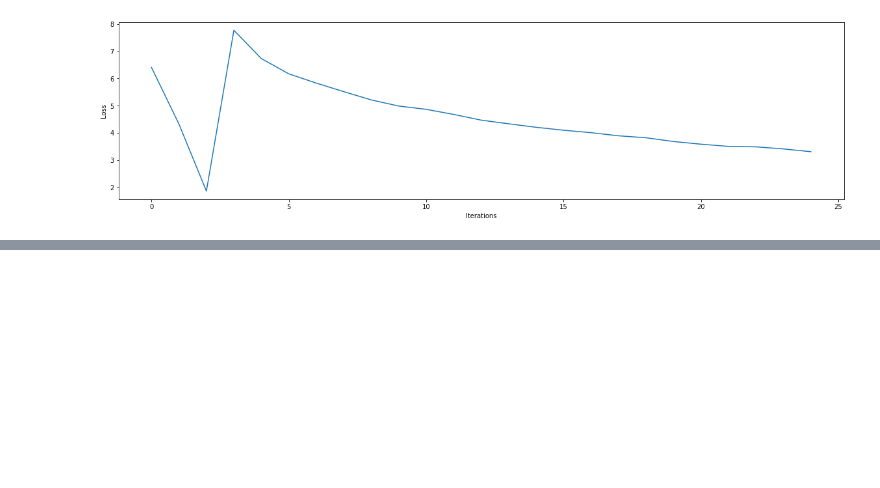
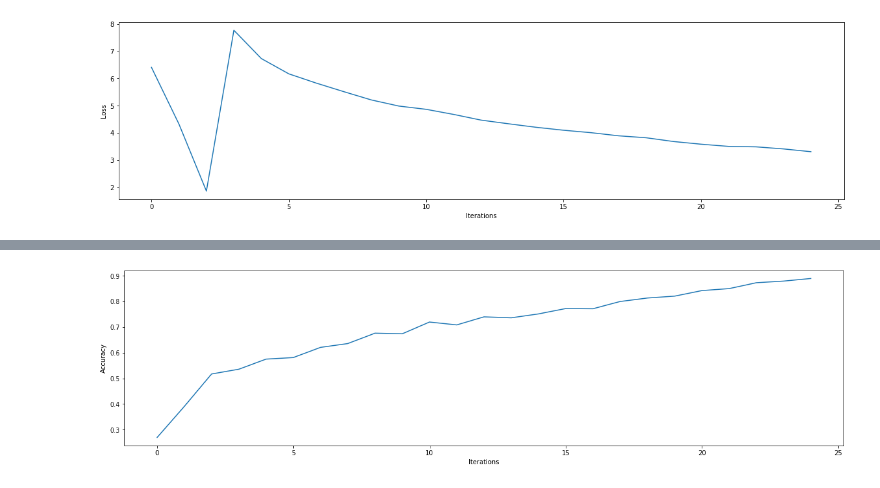
Before and after one commit to rmajumder/266finalproject, a Jupyter notebook: transcap-qb-2/format_results.ipynb, the cells around one changed output, grey strips where cells are left out. Cells and saved outputs as stored; diff of their text form; code cells hidden in the pictures; blank space fills up the shorter version.

```diff
--- a/transcap-qb-2/format_results.ipynb
+++ b/transcap-qb-2/format_results.ipynb
@@ -88,0 +108,8 @@ draw_line_graph(train_loss[0], 'Loss', 'Iterations')
+# %%
+test_accuracies, test_max_acc = get_scores(path, 'test acc', 'test acc', 10, 1, 2)
+
+train_loss, train_loss_max = get_scores(path, 'train loss', 'train loss', 12, 1, 2)
+# %%
+draw_line_graph(test_accuracies[0], 'Accuracy', 'Iterations')
+# %% [output]
+[figure, added]
```
Also changed, not shown: parts of 7 cells of this notebook, 34 other files.
